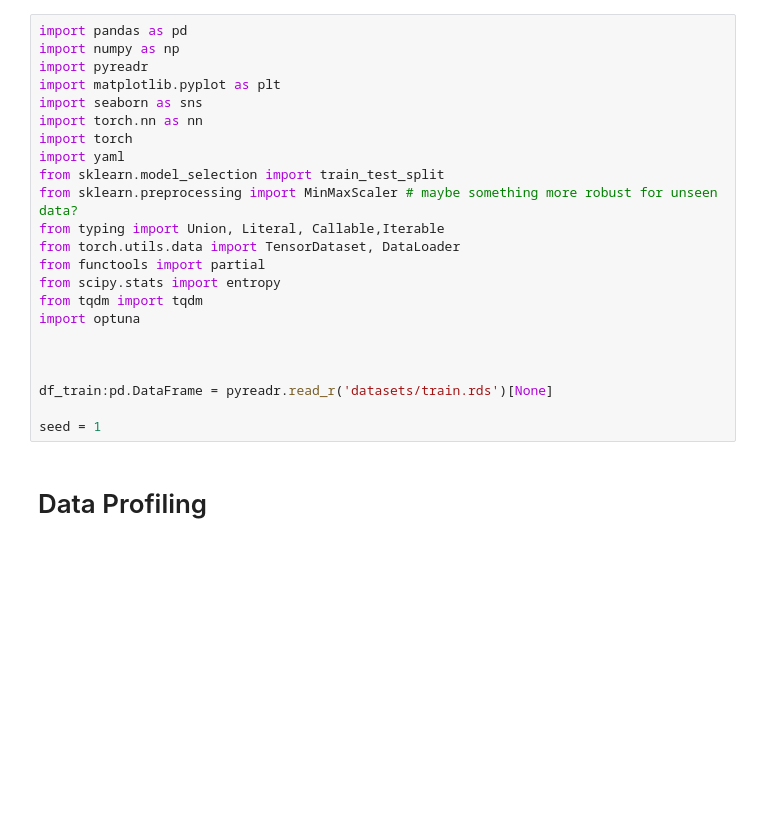
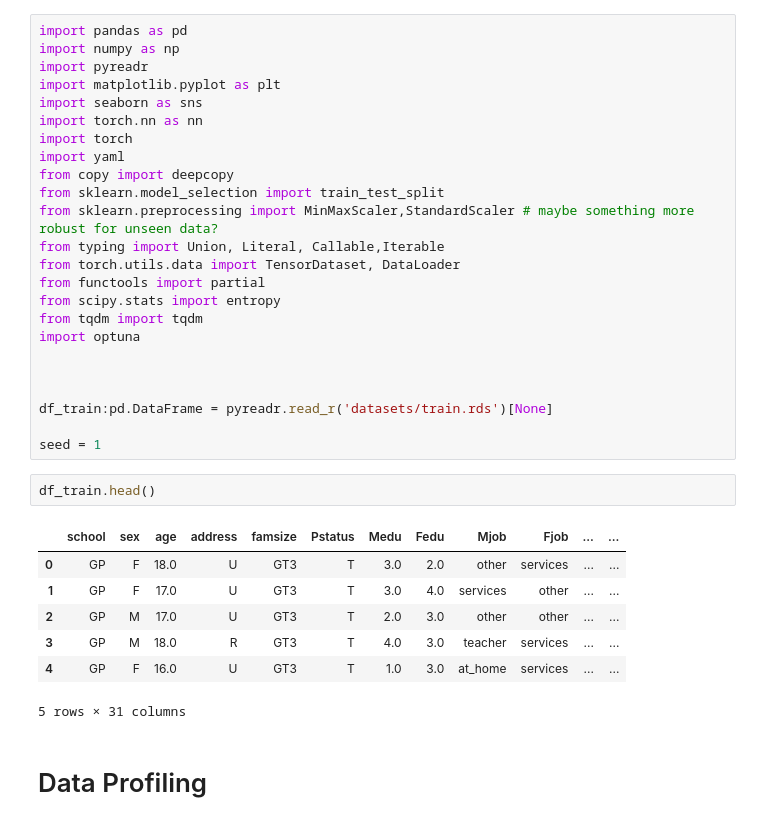
Before and after one commit to LeonSavi/ADS-DW3, a Jupyter notebook: ls-model_temp.ipynb, the cells around one changed output. Cells and saved outputs as stored; diff of their text form; blank space fills up the shorter version.

```diff
--- a/ls-model_temp.ipynb
+++ b/ls-model_temp.ipynb
@@ -7,8 +7,9 @@ import seaborn as sns
 import torch.nn as nn
 import torch
 import yaml
+from copy import deepcopy
 from sklearn.model_selection import train_test_split
-from sklearn.preprocessing import MinMaxScaler # maybe something more robust for unseen data?
+from sklearn.preprocessing import MinMaxScaler,StandardScaler # maybe something more robust for unseen data?
 from typing import Union, Literal, Callable,Iterable
 from torch.utils.data import TensorDataset, DataLoader
 from functools import partial
@@ -21,6 +22,16 @@ import optuna
 df_train:pd.DataFrame = pyreadr.read_r('datasets/train.rds')[None]
 
 seed = 1
+# %%
+df_train.head()
+# %% [output]
+|  | school | sex | age | address | famsize | Pstatus | Medu | Fedu | Mjob | Fjob | ... | ... |
+| 0 | GP | F | 18.0 | U | GT3 | T | 3.0 | 2.0 | other | services | ... | ... |
+| 1 | GP | F | 17.0 | U | GT3 | T | 3.0 | 4.0 | services | other | ... | ... |
+| 2 | GP | M | 17.0 | U | GT3 | T | 2.0 | 3.0 | other | other | ... | ... |
+| 3 | GP | M | 18.0 | R | GT3 | T | 4.0 | 3.0 | teacher | services | ... | ... |
+| 4 | GP | F | 16.0 | U | GT3 | T | 1.0 | 3.0 | at_home | services | ... | ... |
+5 rows × 31 columns
 # %% [markdown]
 # Data Profiling
 # %%
```
Also changed, not shown: parts of 6 cells of this notebook, 2 other files.
